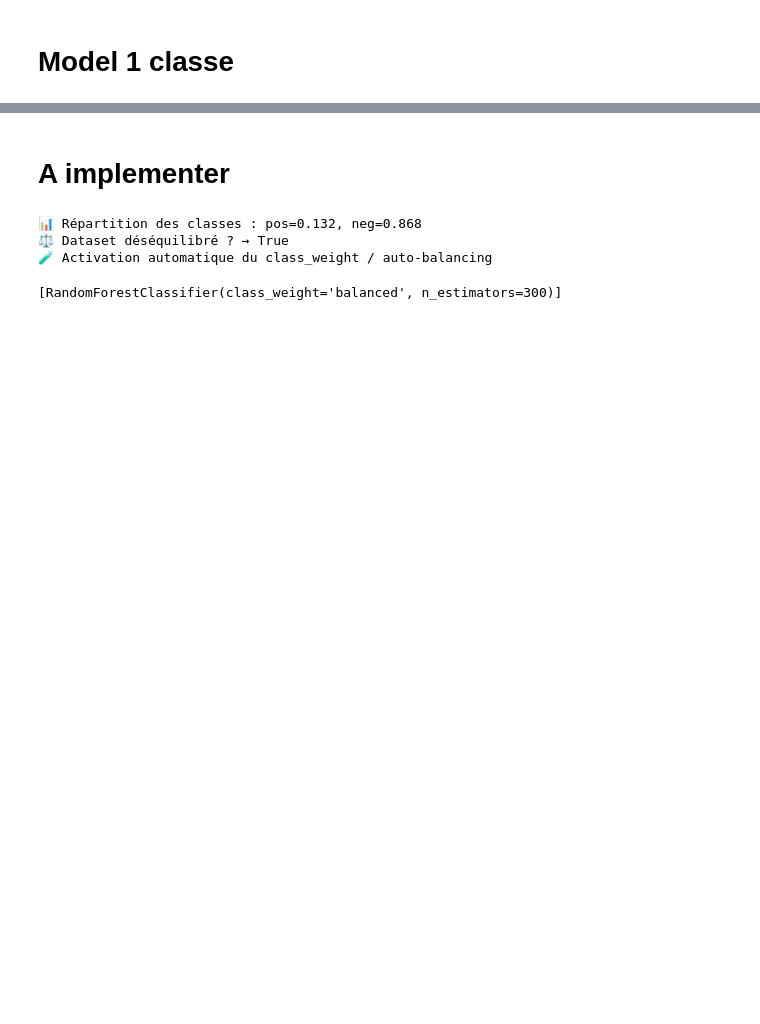
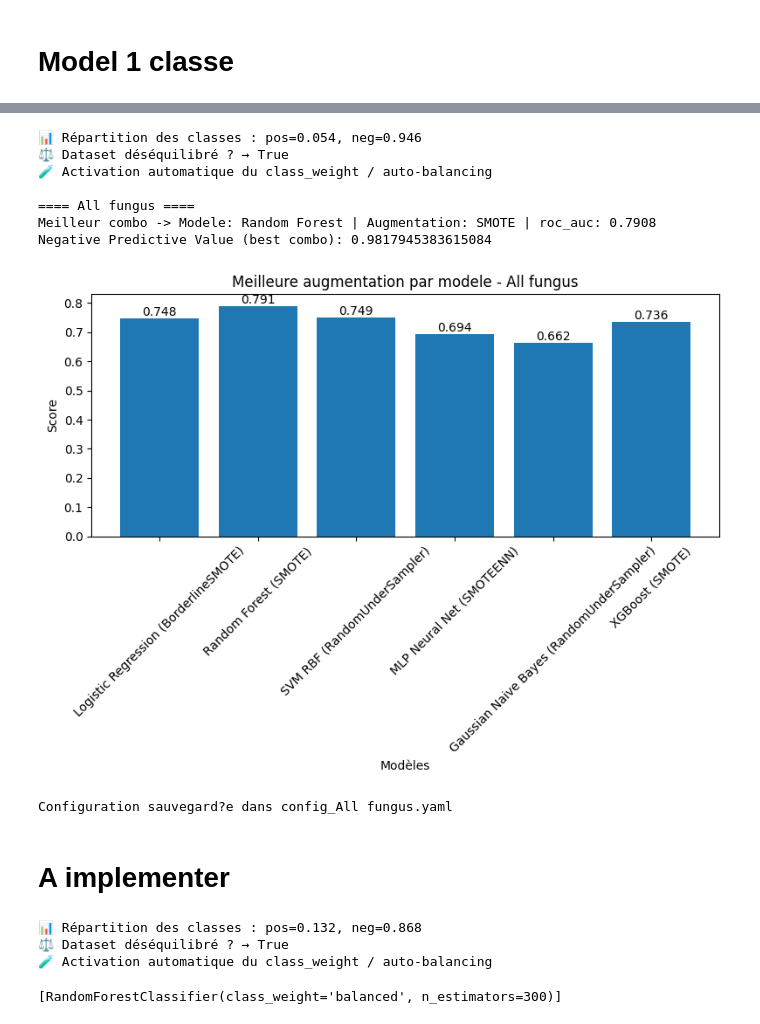
Before and after one commit to Romain-Forte/respiratory_diagnostics, a Jupyter notebook: dev_algo.ipynb, the cells around one changed output, grey strips where cells are left out. Saved outputs shown, nothing was run; the diff lists cells and outputs as text; code cells hidden in the pictures; blank space fills up the shorter version.

```diff
--- a/dev_algo.ipynb
+++ b/dev_algo.ipynb
@@ -102,8 +105,9 @@ mapping_etiology ={
                     'Bacterial infection' :['Bacterial infection'] ,
                     'Viral infection' :['Viral infection'] ,
                     'Invasive pulmonary aspergillosis' :['Invasive pulmonary aspergillosis'] ,
-                    'Other fungal' :["Other fungal "] ,
-                    'Mucorales' : ['Mucorales'],
+                    'All fungus' : ["Other fungal ",'Mucorales'],
+                    # 'Other fungal' :["Other fungal "] ,
+                    # 'Mucorales' : ['Mucorales'],
                     'Pneumocystis jirovecii infection' :[ 'Pneumocystis jirovecii infection'],
                     'Cardiogenic pulmonary oedema' : ['Cardiogenic pulmonary oedema'],
                     'Disease-related infiltrates':['Disease-related infiltrates'],
@@ -114,6 +118,7 @@ mapping_etiology ={
 from utils.data_quality import fusionner_labels
 print(df_cat_clean.columns)
 df_labels_fusion = fusionner_labels(df_cat_clean, mapping_etiology, mode="max")
+print(df_labels_fusion.columns)
 # %% [output]
 Index(['Bacterial infection', 'Viral infection',
        'Invasive pulmonary aspergillosis', 'Pneumocystis jirovecii infection',
@@ -282,3 +287,30 @@ Negative Predictive Value: 0.9400749063670412
+# %%
+df_labels_fusion.columns
+# big loop
+#for target_col in df_labels_fusion.columns:
+target_col = 'All fungus'
+MODEL_NAMES = ['Logistic Regression', 'Random Forest', 'SVM RBF', 'MLP Neural Net', 'Gaussian Naive Bayes', 'XGBoost']
+# MODEL_NAMES =  ['Random Forest']
+MAIN_METRIC_NAME = 'roc_auc'
+THRESHOLD = 0.11
+features_sensibilite =  ["Neutropenie", "Prophylaxis_antifungal"]
+_ = find_best_model_and_aug(df_features_clean,
+                df_labels_fusion,
+                target_col,
+                MODEL_NAMES,
+                MAIN_METRIC_NAME,
+                THRESHOLD,
+                write_config = True)
+# %% [output]
+📊 Répartition des classes : pos=0.054, neg=0.946
+⚖️ Dataset déséquilibré ? → True
+🧪 Activation automatique du class_weight / auto-balancing
+
+==== All fungus ====
+Meilleur combo -> Modele: Random Forest | Augmentation: SMOTE | roc_auc: 0.7908
+Negative Predictive Value (best combo): 0.9817945383615084
+[figure, added]
+Configuration sauvegard?e dans config_All fungus.yaml
 # %% [markdown]
 # A implementer
 # %%
```
Also changed, not shown: parts of 8 cells of this notebook, 16 other files.
